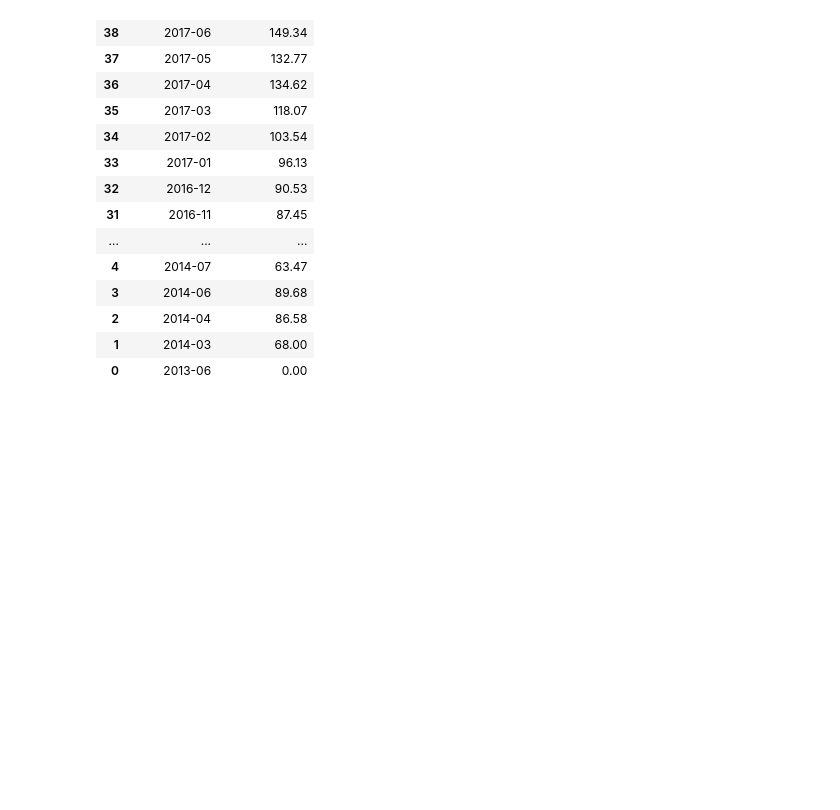
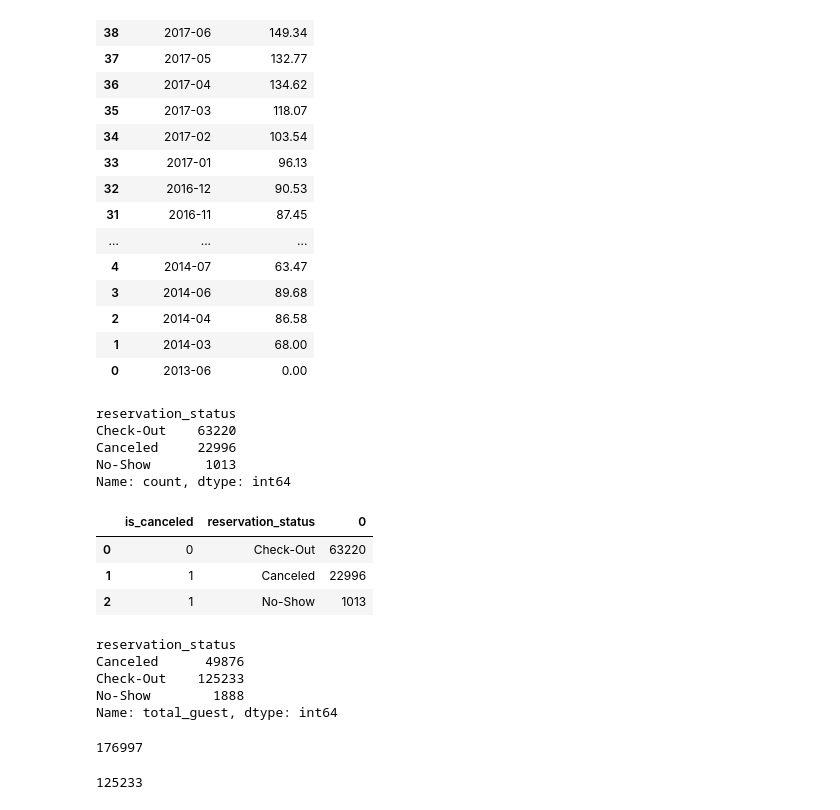
Before and after one commit to AdesanyaAzeez/Hotel-Booking-Analysis, a Jupyter notebook: checks.ipynb, the cells around one changed output. Saved outputs shown, nothing was run; the diff lists cells and outputs as text; code cells hidden in the pictures; blank space fills up the shorter version.

```diff
--- a/checks.ipynb
+++ b/checks.ipynb
@@ -92,3 +92,36 @@ Name: proportion, dtype: float64
 | 2 | 2014-04 | 86.58 |
 | 1 | 2014-03 | 68.00 |
 | 0 | 2013-06 | 0.00 |
+# %%
+htb['reservation_status'].value_counts()
+# %% [output]
+reservation_status
+Check-Out    63220
+Canceled     22996
+No-Show       1013
+Name: count, dtype: int64
+# %%
+htb.groupby(['is_canceled', 'reservation_status']).size().reset_index()
+# %% [output]
+|  | is_canceled | reservation_status | 0 |
+| 0 | 0 | Check-Out | 63220 |
+| 1 | 1 | Canceled | 22996 |
+| 2 | 1 | No-Show | 1013 |
+# %%
+htb['total_guest'] = htb['adults'] + htb['children'] + htb['babies']
+
+htb.groupby('reservation_status')['total_guest'].sum()
+# %% [output]
+reservation_status
+Canceled      49876
+Check-Out    125233
+No-Show        1888
+Name: total_guest, dtype: int64
+# %%
+htb['total_guest'].sum()
+# %% [output]
+176997
+# %%
+htb[htb['reservation_status'] == 'Check-Out']['total_guest'].sum()
+# %% [output]
+125233
```
Also changed, not shown: 2 other files.
